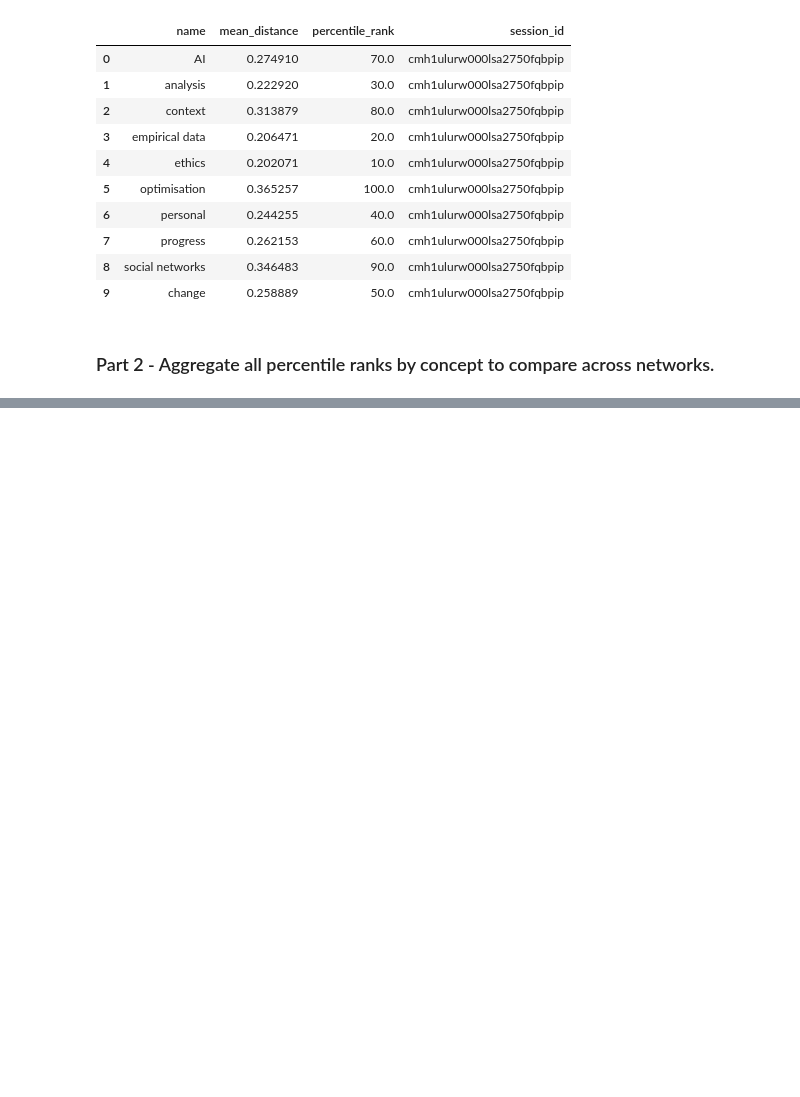
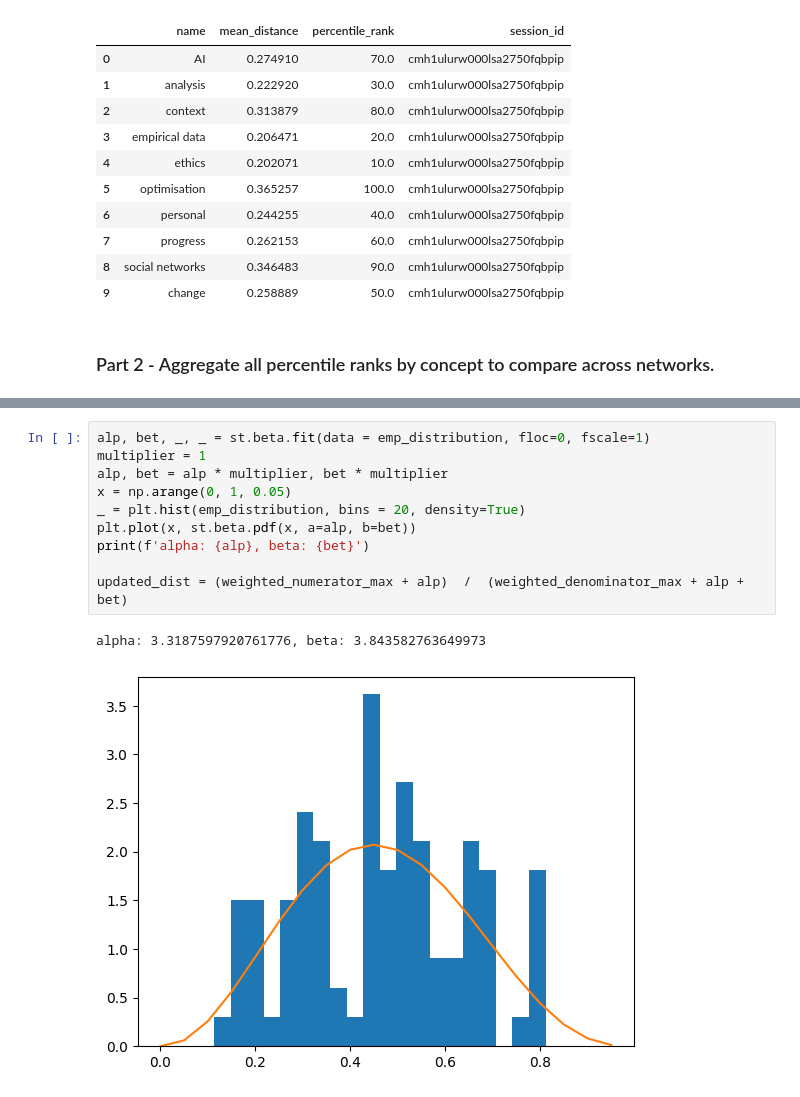
Before and after one commit to isaacbacker/GroupPres_SDS, a Jupyter notebook: Notebooks/network_analysis_group_project.ipynb, the cells around one changed output, grey strips where cells are left out. Cells and saved outputs as stored; diff of their text form; blank space fills up the shorter version.

```diff
--- a/Notebooks/network_analysis_group_project.ipynb
+++ b/Notebooks/network_analysis_group_project.ipynb
@@ -1098,0 +1180,13 @@ TOP 15 MOST CONSISTENTLY PERIPHERAL CONCEPTS
+# %%
+alp, bet, _, _ = st.beta.fit(data = emp_distribution, floc=0, fscale=1)
+multiplier = 1
+alp, bet = alp * multiplier, bet * multiplier
+x = np.arange(0, 1, 0.05)
+_ = plt.hist(emp_distribution, bins = 20, density=True)
+plt.plot(x, st.beta.pdf(x, a=alp, b=bet))
+print(f'alpha: {alp}, beta: {bet}')
+
+updated_dist = (weighted_numerator_max + alp)  /  (weighted_denominator_max + alp + bet)
+# %% [output]
+alpha: 3.3187597920761776, beta: 3.843582763649973
+[figure, added]
```
Also changed, not shown: parts of 12 cells of this notebook.
